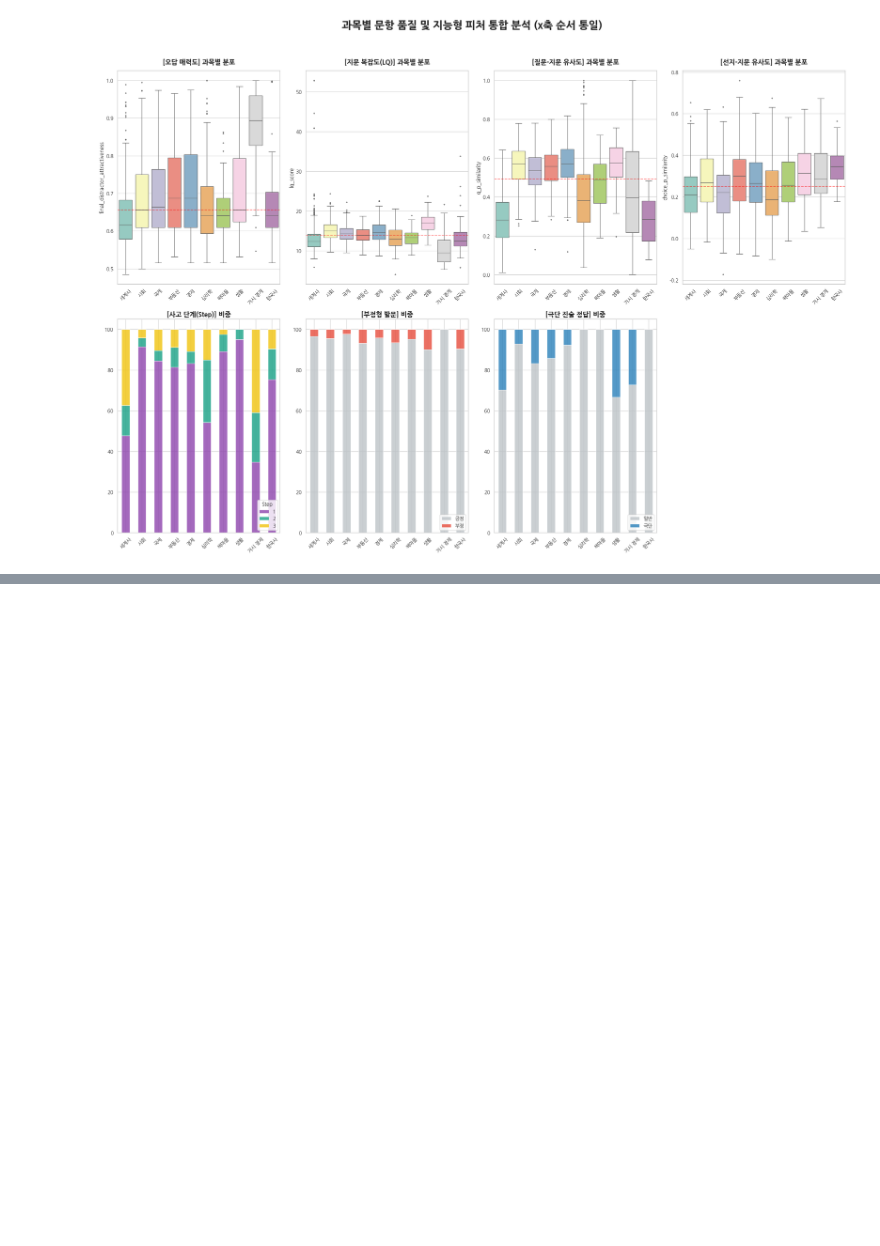
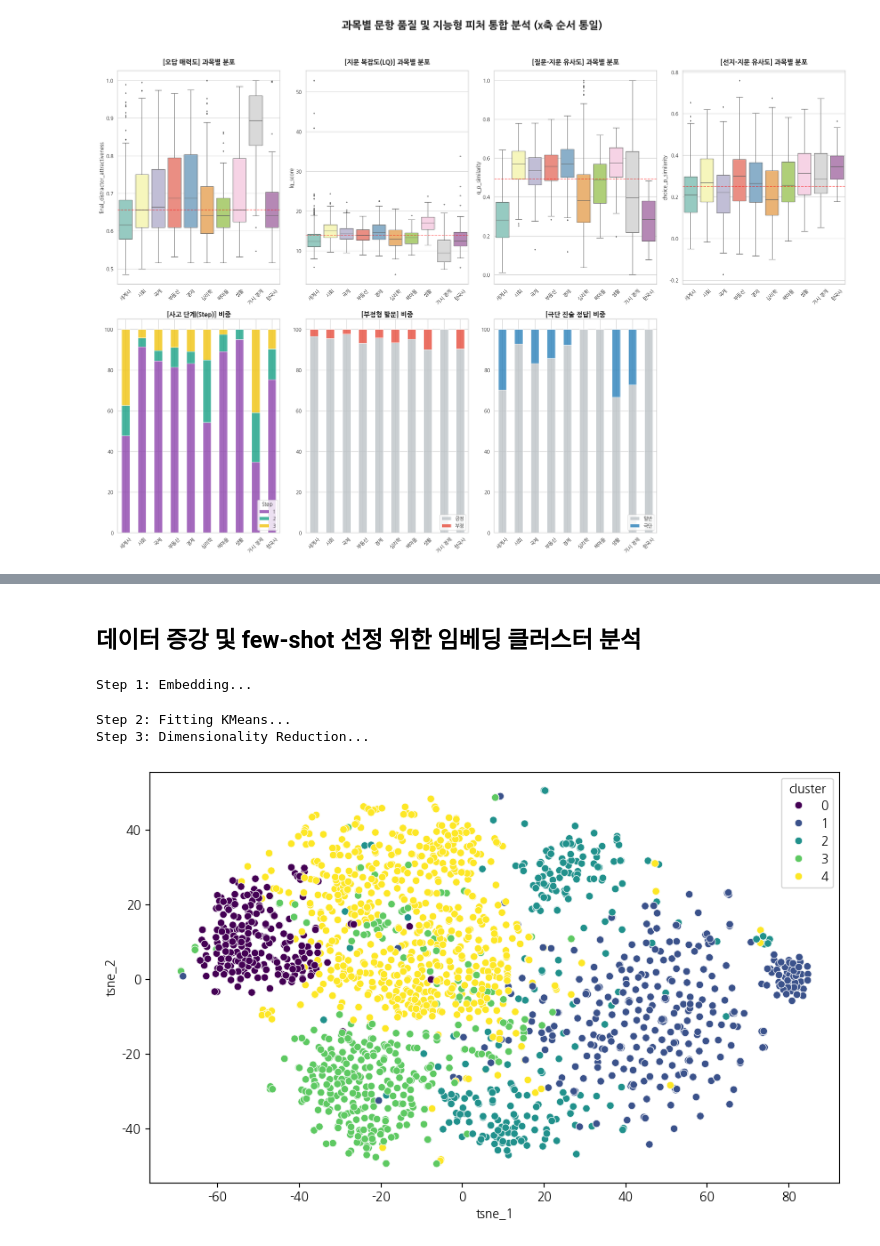
Before and after one commit to boostcampaitech8/pro-nlp-generationfornlp-nlp-14, a Jupyter notebook: notebooks/data_EDA.ipynb, the cells around one changed output, grey strips where cells are left out. Cells and saved outputs as stored; diff of their text form; code cells hidden in the pictures; blank space fills up the shorter version.

```diff
--- a/notebooks/data_EDA.ipynb
+++ b/notebooks/data_EDA.ipynb
@@ -851,0 +1046,44 @@ Passing `palette` without assigning `hue` is deprecated and will be removed in v
+# %% [markdown]
+## 데이터 증강 및 few-shot 선정 위한 임베딩 클러스터 분석
+# %%
+import pandas as pd
+import numpy as np
+from sentence_transformers import SentenceTransformer
+from sklearn.cluster import KMeans
+from sklearn.manifold import TSNE
+import matplotlib.pyplot as plt
+import seaborn as sns
+
+def run_embedding_clustering_v3(df, n_clusters=5):
+    # 텍스트 결합 및 임베딩 생성
+    df['combined_text'] = df['paragraph'].astype(str) + " [SEP] " + df['question'].astype(str)
+
+    print("Step 1: Embedding...")
+    # 접근성 좋은 모델 사용
+    model = SentenceTransformer('snunlp/KR-SBERT-V40K-klueNLI-augSTS')
+    embeddings = model.encode(df['combined_text'].tolist(), show_progress_bar=True)
+
+    print("Step 2: Fitting KMeans...")
+    kmeans = KMeans(n_clusters=n_clusters, random_state=42, n_init=10)
+    # 핵심: fit을 호출해야 labels_가 생깁니다.
+    df['cluster'] = kmeans.fit_predict(embeddings)
+
+    print("Step 3: Dimensionality Reduction...")
+    tsne = TSNE(n_components=2, random_state=42)
+    tsne_results = tsne.fit_transform(embeddings)
+    df['tsne_1'], df['tsne_2'] = tsne_results[:, 0], tsne_results[:, 1]
+
+    # 시각화 및 요약 출력 (생략 가능하나 확인용으로 추천)
+    plt.figure(figsize=(10, 6))
+    sns.scatterplot(x='tsne_1', y='tsne_2', hue='cluster', data=df, palette='viridis')
+    plt.show()
+
+    return df, df.groupby('cluster').mean(numeric_only=True)
+
+# 실행
+df, cluster_summary = run_embedding_clustering_v3(df)
+# %% [output]
+Step 1: Embedding...
+Step 2: Fitting KMeans...
+Step 3: Dimensionality Reduction...
+[figure, added]
```
Also changed, not shown: parts of 15 cells of this notebook.
